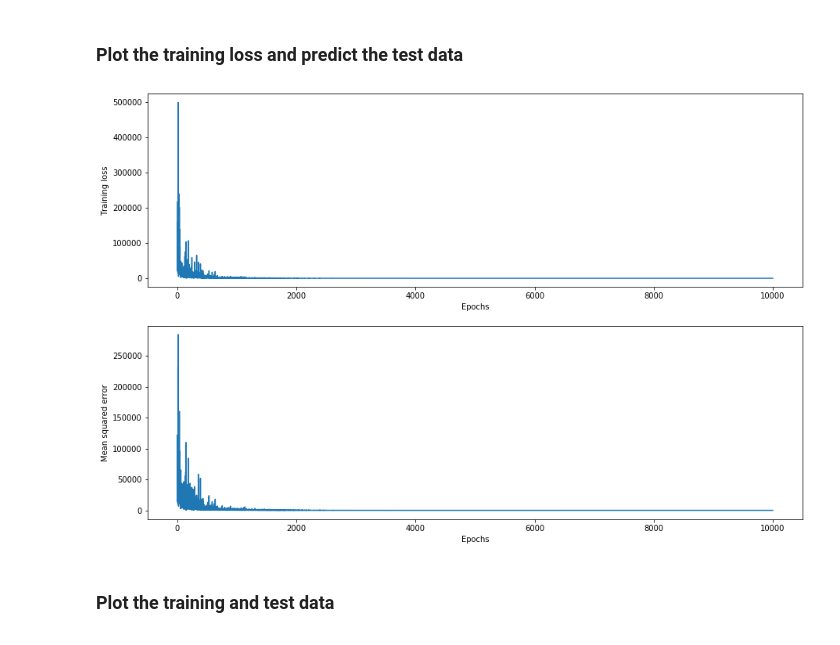
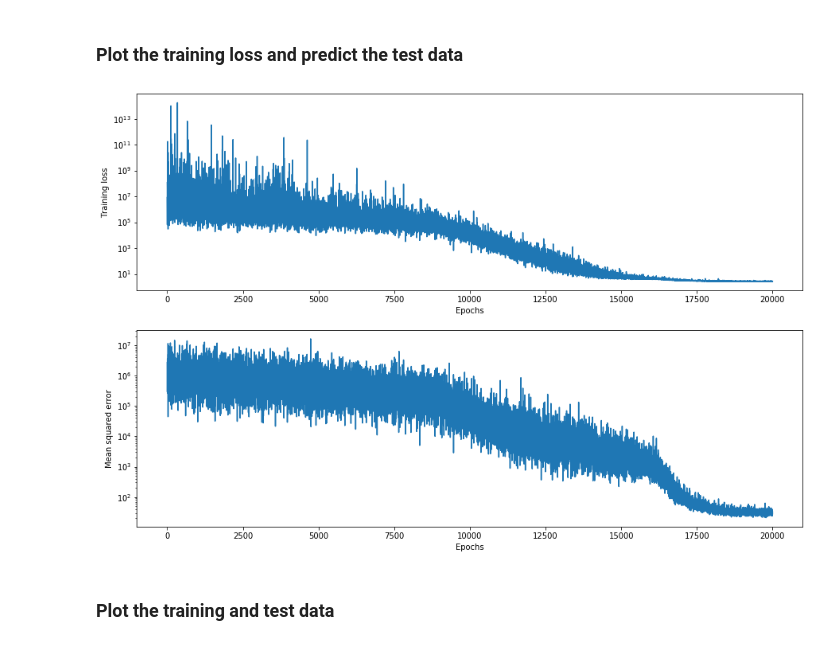
Before and after one commit to zhulingchen/tfp-tutorial, a Jupyter notebook: tfp_bnn.ipynb, the cells around one changed output. Cells and saved outputs as stored; diff of their text form; code cells hidden in the pictures.

```diff
--- a/tfp_bnn.ipynb
+++ b/tfp_bnn.ipynb
@@ -325,11 +343,15 @@ plt.legend()
 # %% [markdown]
 ## Estimate aleatoric + epistemic uncertainty
+# %%
+n_epochs = 20000
 # %% [markdown]
 ### Define and train the model
 # %%
 def build_aleatoric_epistemic_model(train_size):
     model_in = Input(shape=(1,))
     x = DenseVariational(16, posterior_mean_field, prior_trainable, kl_weight=1/train_size)(model_in)
+    x = LeakyReLU(0.1)(x)
+    x = DenseVariational(64, posterior_mean_field, prior_trainable, kl_weight=1/train_size)(x)
     x = LeakyReLU(0.1)(x)
     x = DenseVariational(16, posterior_mean_field, prior_trainable, kl_weight=1/train_size)(x)
     x = LeakyReLU(0.1)(x)
@@ -374,14 +412,16 @@ print({l.name: {w.name: w.numpy().shape for w in l.weights} for l in ae_model.la
 # %%
 fig, ax = plt.subplots(2, 1, figsize=(15, 10))
 ax[0].plot(range(n_epochs), hist.history['loss'])
 ax[0].set_xlabel('Epochs')
 ax[0].set_ylabel('Training loss')
+ax[0].set_yscale('log')
 ax[1].plot(range(n_epochs), hist.history['mean_squared_error'])
 ax[1].set_xlabel('Epochs')
 ax[1].set_ylabel('Mean squared error')
+ax[1].set_yscale('log')
 y_test_pred_ae_list = [ae_model(X_test) for _ in range(n_test)]
 # %% [output]
-[figure, old version]
+[figure, new version]
 # %% [markdown]
 ### Plot the training and test data
 # %%
```
Also changed, not shown: parts of 20 cells of this notebook, 1 other file.
